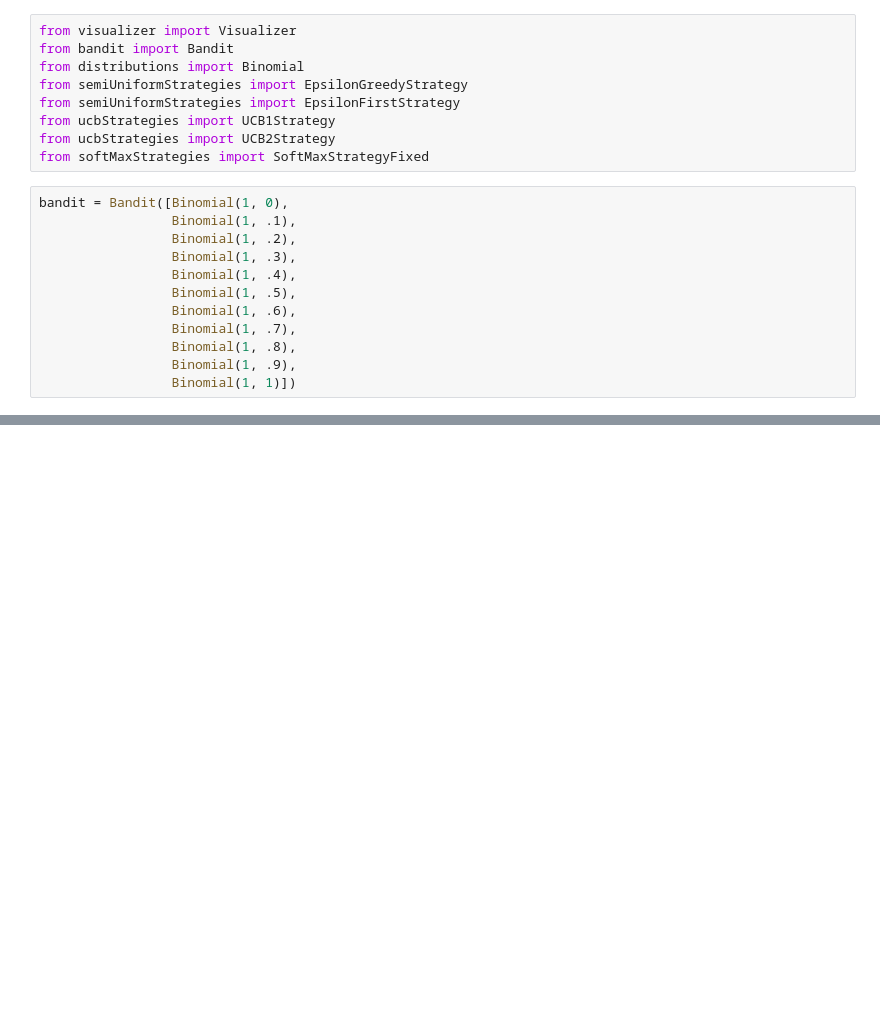
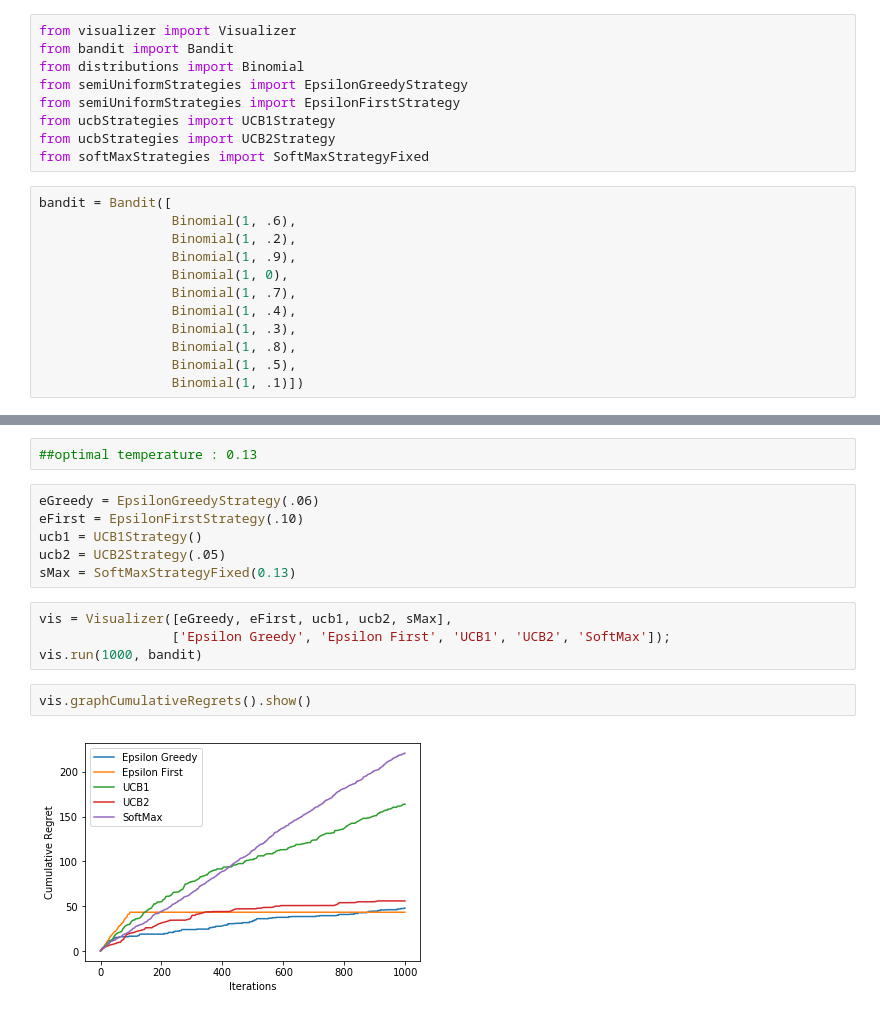
Before and after one commit to jhurwitzupenn/MultiArmedBandit, a Jupyter notebook: Experimental Results/Experiment 1.ipynb, the cells around one changed output, grey strips where cells are left out. Cells and saved outputs as stored; diff of their text form; blank space fills up the shorter version.

```diff
--- a/Experimental Results/Experiment 1.ipynb
+++ b/Experimental Results/Experiment 1.ipynb
@@ -15,16 +16,16 @@ from ucbStrategies import UCB1Strategy
 from ucbStrategies import UCB2Strategy
 from softMaxStrategies import SoftMaxStrategyFixed
 # %%
-bandit = Bandit([Binomial(1, 0),
-                 Binomial(1, .1),
+bandit = Bandit([
+                 Binomial(1, .6),
                  Binomial(1, .2),
+                 Binomial(1, .9),
+                 Binomial(1, 0),
+                 Binomial(1, .7),
+                 Binomial(1, .4),
                  Binomial(1, .3),
-                 Binomial(1, .4),
+                 Binomial(1, .8),
                  Binomial(1, .5),
-                 Binomial(1, .6),
-                 Binomial(1, .7),
-                 Binomial(1, .8),
-                 Binomial(1, .9),
-                 Binomial(1, 1)])
+                 Binomial(1, .1)])
 # %%
 #epsilon greedy parameter tunning
@@ -160,0 +172,16 @@ for i in np.arange(1, 1000, 100):
+# %%
+##optimal temperature : 0.13
+# %%
+eGreedy = EpsilonGreedyStrategy(.06)
+eFirst = EpsilonFirstStrategy(.10)
+ucb1 = UCB1Strategy()
+ucb2 = UCB2Strategy(.05)
+sMax = SoftMaxStrategyFixed(0.13)
+# %%
+vis = Visualizer([eGreedy, eFirst, ucb1, ucb2, sMax],
+                 ['Epsilon Greedy', 'Epsilon First', 'UCB1', 'UCB2', 'SoftMax']);
+vis.run(1000, bandit)
+# %%
+vis.graphCumulativeRegrets().show()
+# %% [output]
+[figure, added]
```
Also changed, not shown: parts of 21 cells of this notebook.
